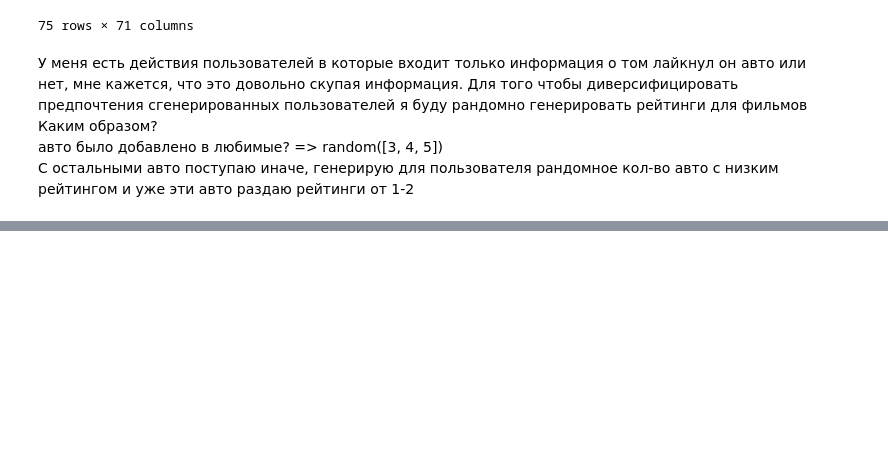
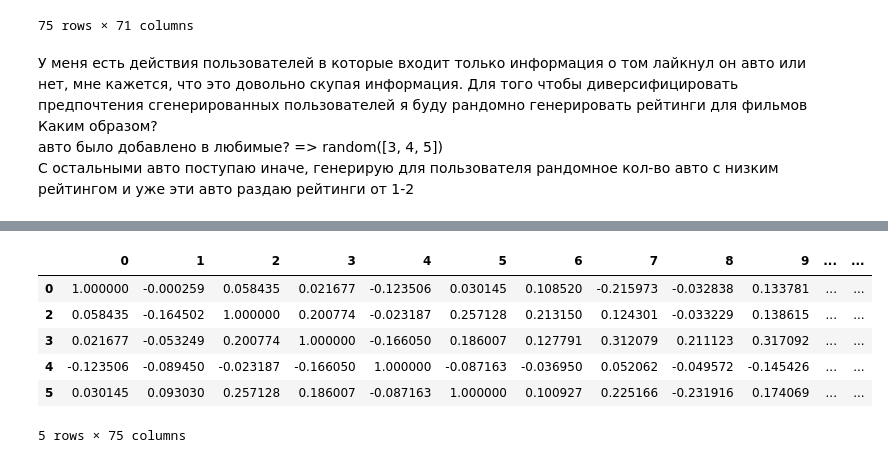
Before and after one commit to ML-Response-Unit/recsys_pipes, a Jupyter notebook: research/collaborative_filtering.ipynb, the cells around one changed output, grey strips where cells are left out. Cells and saved outputs as stored; diff of their text form; code cells hidden in the pictures; blank space fills up the shorter version.

```diff
--- a/research/collaborative_filtering.ipynb
+++ b/research/collaborative_filtering.ipynb
@@ -115,0 +142,12 @@ user_data.to_csv("../data/user_data.csv", index=False)
+# %%
+picked_user_id = 1
+users_pierson_correlation.drop(index= picked_user_id, inplace=True)
+users_pierson_correlation.head()
+# %% [output]
+|  | 0 | 1 | 2 | 3 | 4 | 5 | 6 | 7 | 8 | 9 | ... | ... |
+| 0 | 1.000000 | -0.000259 | 0.058435 | 0.021677 | -0.123506 | 0.030145 | 0.108520 | -0.215973 | -0.032838 | 0.133781 | ... | ... |
+| 2 | 0.058435 | -0.164502 | 1.000000 | 0.200774 | -0.023187 | 0.257128 | 0.213150 | 0.124301 | -0.033229 | 0.138615 | ... | ... |
+| 3 | 0.021677 | -0.053249 | 0.200774 | 1.000000 | -0.166050 | 0.186007 | 0.127791 | 0.312079 | 0.211123 | 0.317092 | ... | ... |
+| 4 | -0.123506 | -0.089450 | -0.023187 | -0.166050 | 1.000000 | -0.087163 | -0.036950 | 0.052062 | -0.049572 | -0.145426 | ... | ... |
+| 5 | 0.030145 | 0.093030 | 0.257128 | 0.186007 | -0.087163 | 1.000000 | 0.100927 | 0.225166 | -0.231916 | 0.174069 | ... | ... |
+5 rows × 75 columns
```
Also changed, not shown: parts of 16 cells of this notebook, 1 other file.
